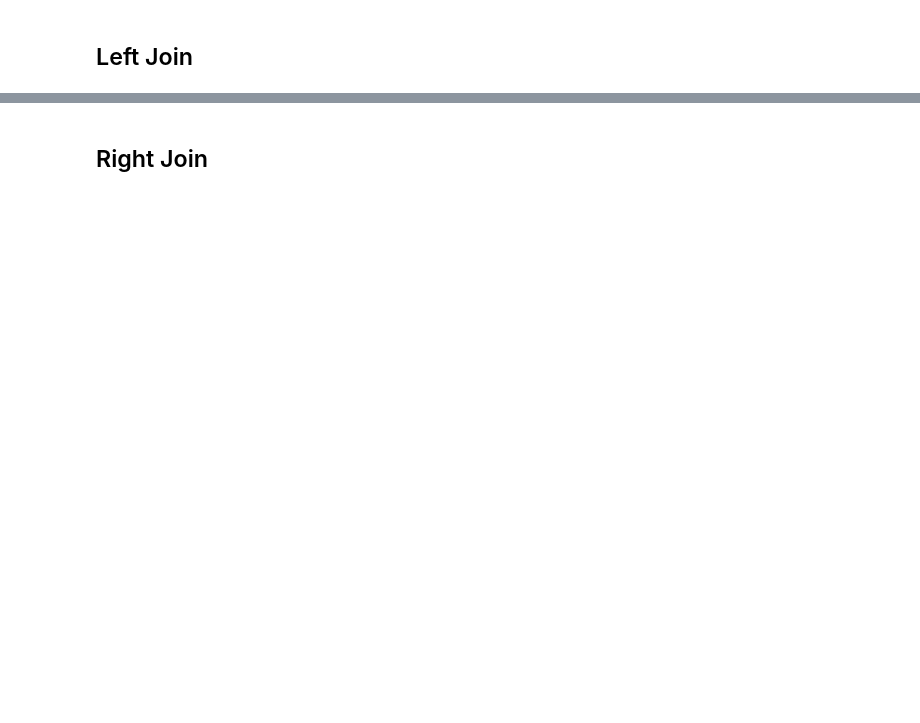
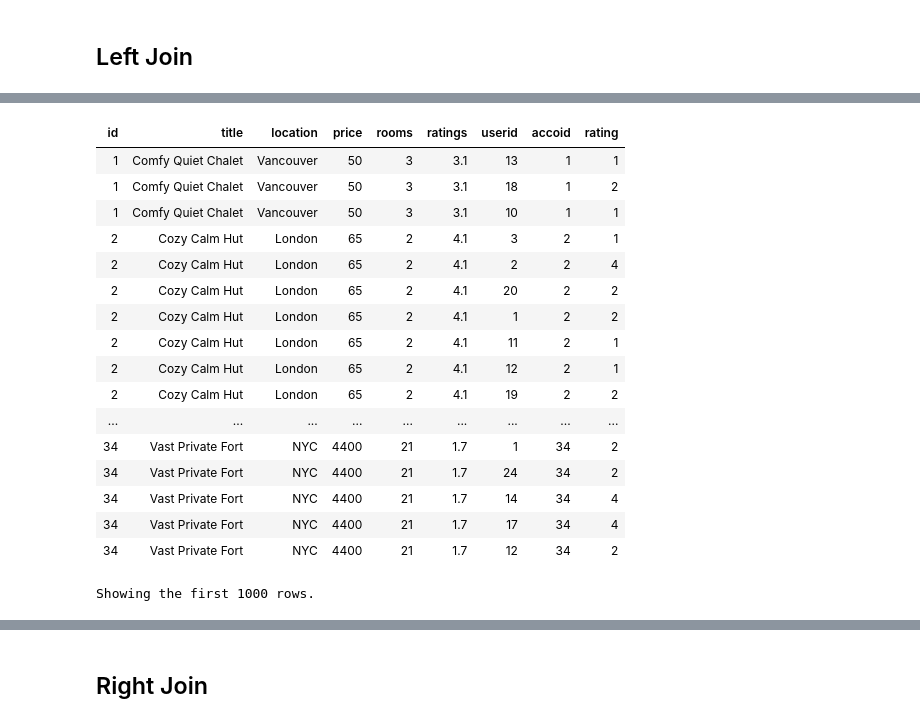
Before and after one commit to xingyazhou/datageek-github, a Jupyter notebook: pyspark/pySpark_SparkML_Example_Recommendation.ipynb, the cells around one changed output, grey strips where cells are left out. Drawn from its saved outputs; the diff is of its cells as text; code cells hidden in the pictures; blank space fills up the shorter version.

Commit message:
[UPDATE] Updated with better display

```diff
--- a/pyspark/pySpark_SparkML_Example_Recommendation.ipynb
+++ b/pyspark/pySpark_SparkML_Example_Recommendation.ipynb
@@ -63,7 +114,7 @@ df_agg.show()
 # %% [markdown]
 ## Left Join
 # %%
-df_leftjoined = dfAccos.join(dfRates, dfAccos.id == dfRates.accoid, how = 'left')
-print(df_joined.count())
-df_leftjoined.show(3)
+df_leftjoined = dfAccos.withColumnRenamed('rating', 'ratings').join(dfRates, dfAccos.id == dfRates.accoid, how = 'left')
+print(df_leftjoined.count())
+display(df_leftjoined)
 # %% [output]
@@ -71 +121,19 @@ df_leftjoined.show(3)
+| id | title | location | price | rooms | ratings | userid | accoid | rating |
+| 1 | Comfy Quiet Chalet | Vancouver | 50 | 3 | 3.1 | 13 | 1 | 1 |
+| 1 | Comfy Quiet Chalet | Vancouver | 50 | 3 | 3.1 | 18 | 1 | 2 |
+| 1 | Comfy Quiet Chalet | Vancouver | 50 | 3 | 3.1 | 10 | 1 | 1 |
+| 2 | Cozy Calm Hut | London | 65 | 2 | 4.1 | 3 | 2 | 1 |
+| 2 | Cozy Calm Hut | London | 65 | 2 | 4.1 | 2 | 2 | 4 |
+| 2 | Cozy Calm Hut | London | 65 | 2 | 4.1 | 20 | 2 | 2 |
+| 2 | Cozy Calm Hut | London | 65 | 2 | 4.1 | 1 | 2 | 2 |
+| 2 | Cozy Calm Hut | London | 65 | 2 | 4.1 | 11 | 2 | 1 |
+| 2 | Cozy Calm Hut | London | 65 | 2 | 4.1 | 12 | 2 | 1 |
+| 2 | Cozy Calm Hut | London | 65 | 2 | 4.1 | 19 | 2 | 2 |
+| ... | ... | ... | ... | ... | ... | ... | ... | ... |
+| 34 | Vast Private Fort | NYC | 4400 | 21 | 1.7 | 1 | 34 | 2 |
+| 34 | Vast Private Fort | NYC | 4400 | 21 | 1.7 | 24 | 34 | 2 |
+| 34 | Vast Private Fort | NYC | 4400 | 21 | 1.7 | 14 | 34 | 4 |
+| 34 | Vast Private Fort | NYC | 4400 | 21 | 1.7 | 17 | 34 | 4 |
+| 34 | Vast Private Fort | NYC | 4400 | 21 | 1.7 | 12 | 34 | 2 |
+Showing the first 1000 rows.
 # %%
```
Also changed, not shown: parts of 12 cells of this notebook.
